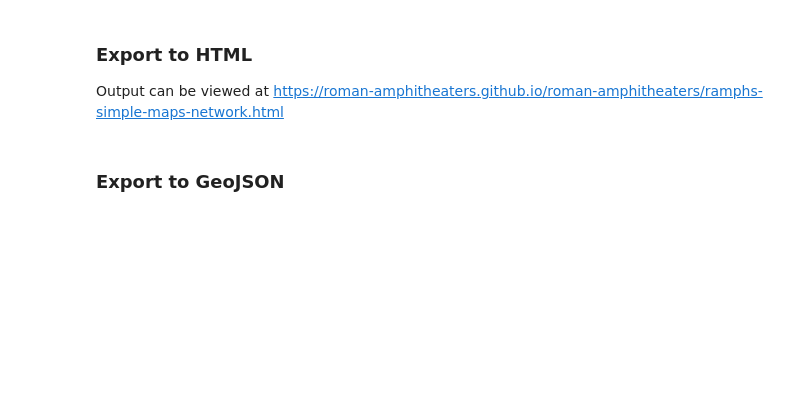
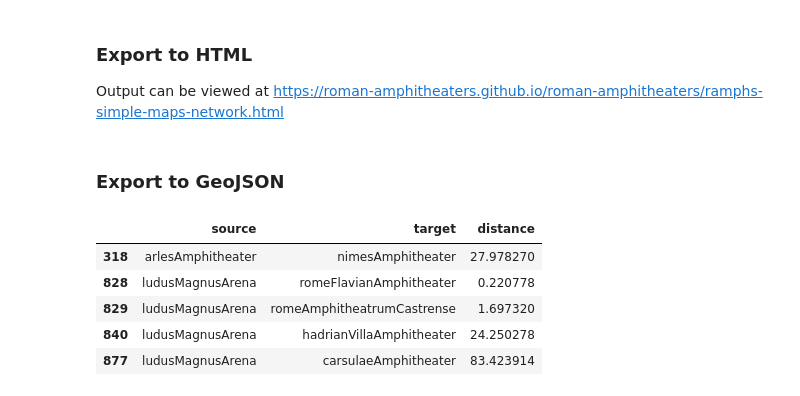
Before and after one commit to roman-amphitheaters/roman-amphitheaters, a Jupyter notebook: ramphs-simple-maps-network.ipynb, the cells around one changed output. Saved outputs shown, nothing was run; the diff lists cells and outputs as text; code cells hidden in the pictures; blank space fills up the shorter version.

Commit message:
edgelist

```diff
--- a/ramphs-simple-maps-network.ipynb
+++ b/ramphs-simple-maps-network.ipynb
@@ -184,3 +192,12 @@ for edge in data.get('links', data.get('edges', [])):
 
 with open('close-amphitheaters.geojson', 'w') as outfile:
     json.dump(geojson, outfile)
+# %%
+edgelist_df.head()
+# %% [output]
+|  | source | target | distance |
+| 318 | arlesAmphitheater | nimesAmphitheater | 27.978270 |
+| 828 | ludusMagnusArena | romeFlavianAmphitheater | 0.220778 |
+| 829 | ludusMagnusArena | romeAmphitheatrumCastrense | 1.697320 |
+| 840 | ludusMagnusArena | hadrianVillaAmphitheater | 24.250278 |
+| 877 | ludusMagnusArena | carsulaeAmphitheater | 83.423914 |
```
Also changed, not shown: parts of 5 cells of this notebook, 3 other files.
